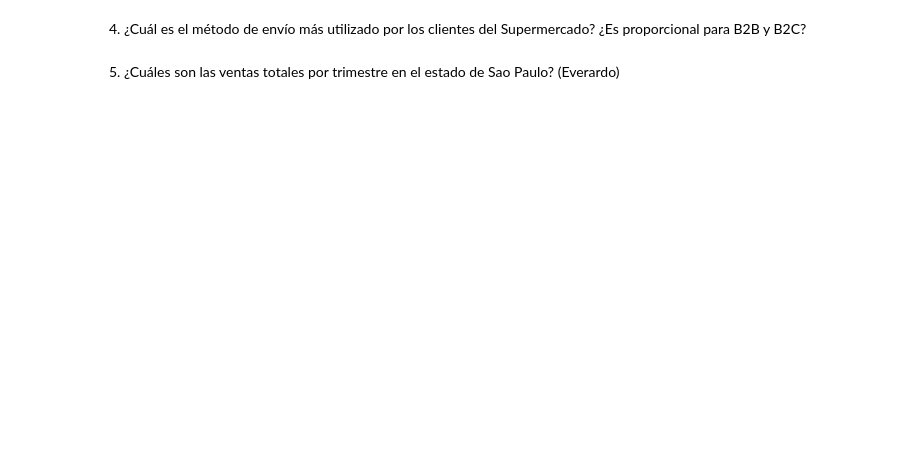
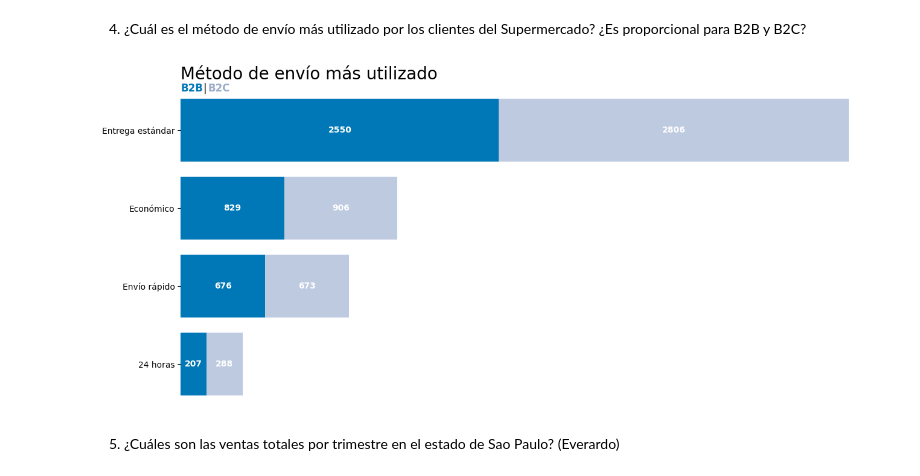
Before and after one commit to pabloing93/supermarket-sales-analysis, a Jupyter notebook: Supermarket_Sales_Analysis.ipynb, the cells around one changed output. Cells and saved outputs as stored; diff of their text form; code cells hidden in the pictures; blank space fills up the shorter version.

```diff
--- a/Supermarket_Sales_Analysis.ipynb
+++ b/Supermarket_Sales_Analysis.ipynb
@@ -64,2 +126,30 @@ df_ventas_limpio
+# %%
+#Code here
+def pregunta_4():
+  #Preparando los datos
+  global df_ventas_limpio
+  df_modo_envio = df_ventas_limpio[['modo_envio', 'segmento_cliente']].copy()
+  modo_envio = df_modo_envio['modo_envio']
+  segmento = df_modo_envio['segmento_cliente']
+  df_modo_envio = pd.crosstab(index=modo_envio, columns=segmento).sort_values('B2B')
+  #Graficando
+  fig, ax = plt.subplots(figsize=(15,7))
+  plt.box(False)
+  plt.gca().xaxis.set_visible(False)
+  plt.title('Método de envío más utilizado', loc='left', fontsize=20)
+  plt.text(0,3.5,'B2B', color='#0077b6', fontweight='bold', fontsize=12)
+  plt.text(180,3.5,'|', fontsize=12)
+  plt.text(220,3.5,'B2C', color='#9CACC9', fontweight='bold', fontsize=12)
+  x = df_modo_envio.index
+  y1 = df_modo_envio['B2B']
+  y2 = df_modo_envio['B2C']
+  ax.barh(x, y1, color='#0077b6')
+  ax.barh(x, y2, left=y1, color='#BECADF')
+  for container in ax.containers:
+    ax.bar_label(container, label_type='center', labels = (), color="white", fontweight="bold")
+
+pregunta_4()
+# %% [output]
+[figure, added]
 # %% [markdown]
 5. ¿Cuáles son las ventas totales por trimestre en el estado de Sao Paulo? (Everardo)
```
Also changed, not shown: parts of 9 cells of this notebook.
